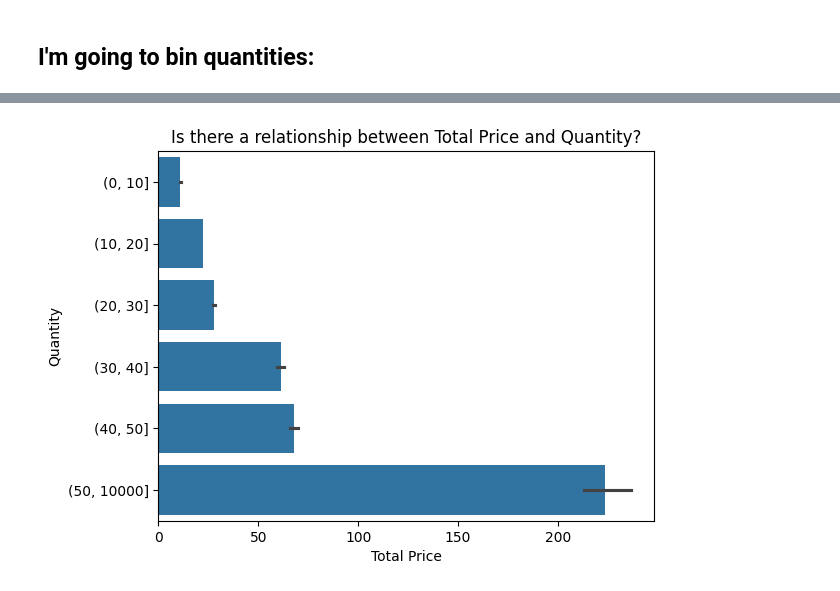
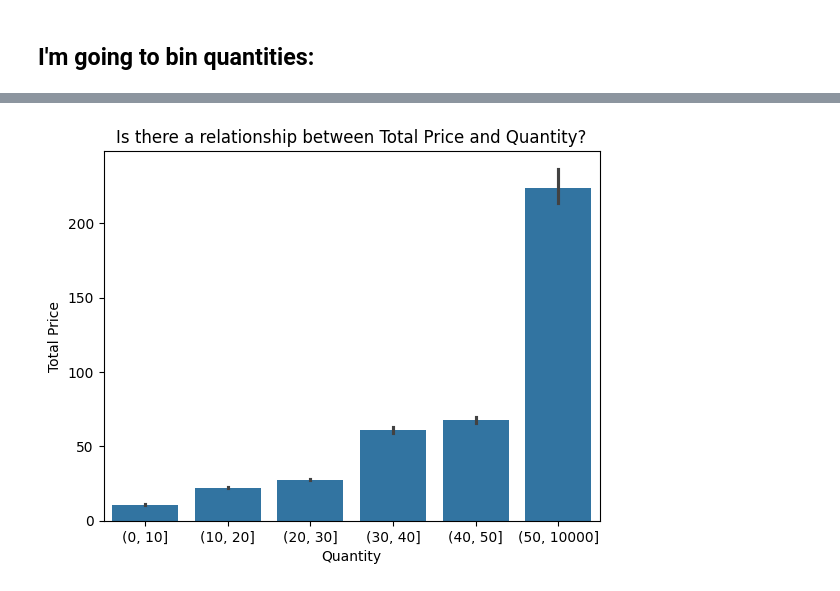
Before and after one commit to Marc-Aradillas/customer-segmentation-project, a Jupyter notebook: exp_working_nb.ipynb, the cells around one changed output, grey strips where cells are left out. Cells and saved outputs as stored; diff of their text form; code cells hidden in the pictures.

```diff
--- a/exp_working_nb.ipynb
+++ b/exp_working_nb.ipynb
@@ -332,11 +332,10 @@ train.head()
 | 319999 | C564956 | 21452 | TOADSTOOL MONEY BOX | 0 | 2011-08-31 13:41:00 | 2.95 | 16303 | United Kingdom | ... |
 | 340436 | 566633 | 23241 | TREASURE TIN GYMKHANA DESIGN | 24 | 2011-09-14 10:40:00 | 2.08 | 17193 | United Kingdom | ... |
 # %%
-# plt.figure(figsize=(10, 6))
-sns.barplot(x='total_price', y='quantity_bin', data=train)
+sns.barplot(x='quantity_bin', y='total_price', data=train)
 plt.title('Is there a relationship between Total Price and Quantity?')
-plt.xlabel('Total Price')
-plt.ylabel('Quantity')
+plt.xlabel('Quantity')
+plt.ylabel('Total Price')
 plt.show()
 # %% [output]
-[figure, old version]
+[figure, new version]
```
Also changed, not shown: parts of 5 cells of this notebook.
